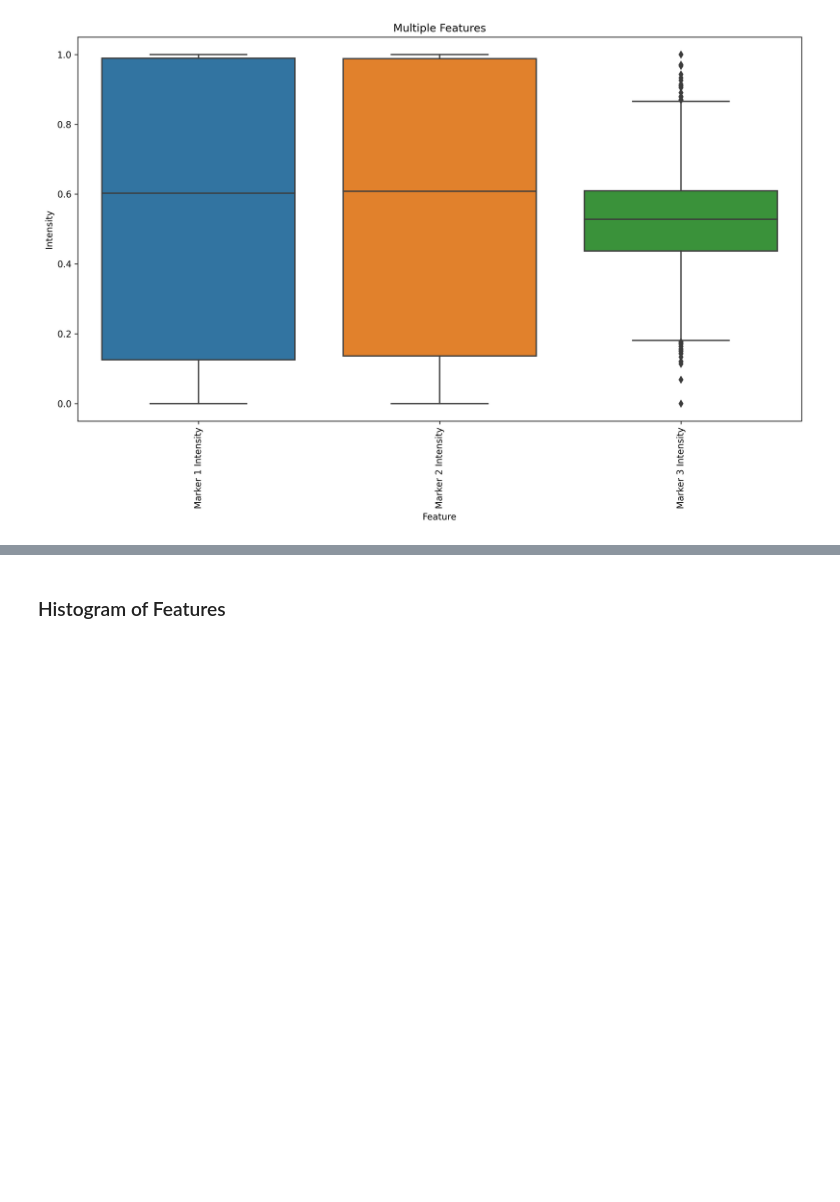
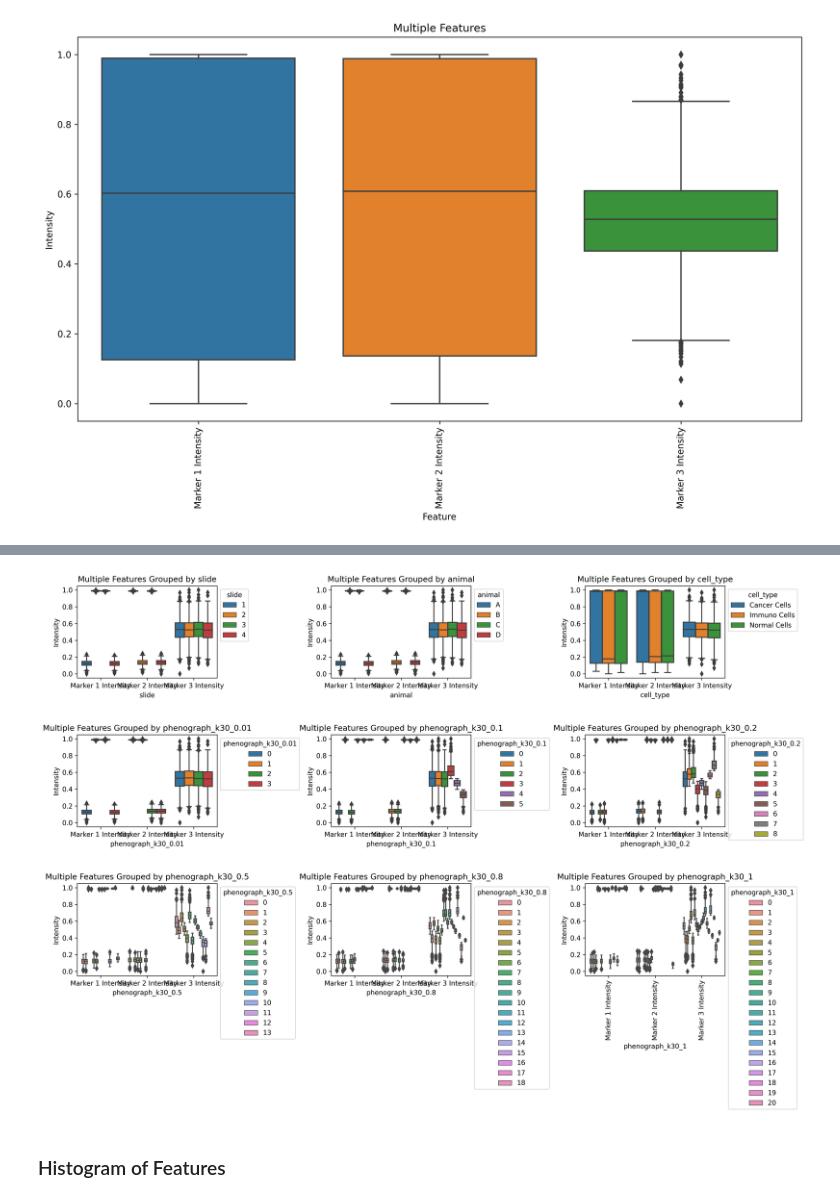
Before and after one commit to FNLCR-DMAP/SPAC_demo_workflow, a Jupyter notebook: demonstration.ipynb, the cells around one changed output, grey strips where cells are left out. Saved outputs shown, nothing was run; the diff lists cells and outputs as text; code cells hidden in the pictures; blank space fills up the shorter version.

```diff
--- a/demonstration.ipynb
+++ b/demonstration.ipynb
@@ -400,14 +430,6 @@ Number of clusters identified in "phenograph_k30_0.1": 6
 # %%
 # Visualizations
 # Plot UMAP with cluster annotations
-
-# Get all annotations (column names) from adata.obs
-annotations = adata.obs.columns.tolist()
-n_annotations = len(annotations)
-
-# Calculate the number of rows and columns needed
-n_cols = ceil(sqrt(n_annotations))
-n_rows = ceil(n_annotations / n_cols)
 
 # Setup plot parameters
 feature = None
@@ -419,10 +441,11 @@ font_size = 12
 fig_dpi = 300
 legend_location = "best"
 
-# Create a figure with a grid of subplots
-fig, axes = plt.subplots(nrows=n_rows, ncols=n_cols, figsize=(fig_width, fig_height))
-axes = axes.flatten()  # Flatten the 2D array of axes for easy indexing
-
+fig, axes = generate_grid_frame(
+    fig_width=fig_width,
+    fig_height=fig_height,
+    dpi=fig_dpi
+)
 
 # Loop through each annotation and create UMAP plots
 for i, annotation in enumerate(annotations):
@@ -521,44 +546,65 @@ Legend does not exist.
 # %%
 annotation = None
 layer_to_plot = norm_scaled_output_layer
 feature_to_plot = None
 log_scale = False
 Figure_Orientation="v"
 
 
 Figure_Title = "BoxPlot"
 Figure_Horizontal=False
-fig_width = 12
-fig_height = 8
+fig_width = 16
+fig_height = 12
 fig_dpi = 300
 font_size = 10
 
-fig, ax = plt.subplots()
-plt.rcParams.update({'font.size': font_size})
-fig.set_size_inches(fig_width, fig_height)
-fig.set_dpi(fig_dpi)
 
-fig = boxplot(
-    adata=adata,
-    ax=ax,
-    layer=layer_to_plot,
-    annotation=annotation,
-    second_annotation=None,
-    features=feature_to_plot,
-    log_scale=log_scale,
-    orient=Figure_Orientation
+
+fig, axes = generate_grid_frame(
+    fig_width=fig_width,
+    fig_height=fig_height,
+    dpi=fig_dpi
 )
 
-# Move the legend outside the plotting area
+# Loop through each annotation and create UMAP plots
+for i, annotation in enumerate(annotations):
+    ax = axes[i]
 
-# Check if a legend exists
-try:
-    sns.move_legend(ax, "upper left", bbox_to_anchor=(1, 1))
-except Exception as e:
-    print(f"Legend does not exist.")
+    plt.rcParams.update({'font.size': font_size})
+    ax.set_title(f"UMAP - {annotation}", fontsize=font_size)
+    ax.grid(False)
 
-# plt.close('all')
+
+    fig = boxplot(
+        adata=adata,
+        ax=ax,
+        layer=layer_to_plot,
+        annotation=annotation,
+        second_annotation=None,
+        features=feature_to_plot,
+        log_scale=log_scale,
+        orient=Figure_Orientation
+    )
+
+    # Move the legend outside the plotting area
+
+    # Check if a legend exists
+    try:
+        sns.move_legend(ax, "upper left", bbox_to_anchor=(1, 1))
+    except Exception as e:
+        print(f"Legend does not exist.")
+
+
+# Hide any unused subplots (if any)
+for i in range(n_annotations, len(axes)):
+    fig.delaxes(axes[i])
+
+# Adjust layout to prevent overlapping
 plt.tight_layout()
+
+# Show the plot
 plt.show()
+# %% [output]
+[figure, added]
 # %% [markdown]
 ### Histogram of Features
```
Also changed, not shown: parts of 13 cells of this notebook.
